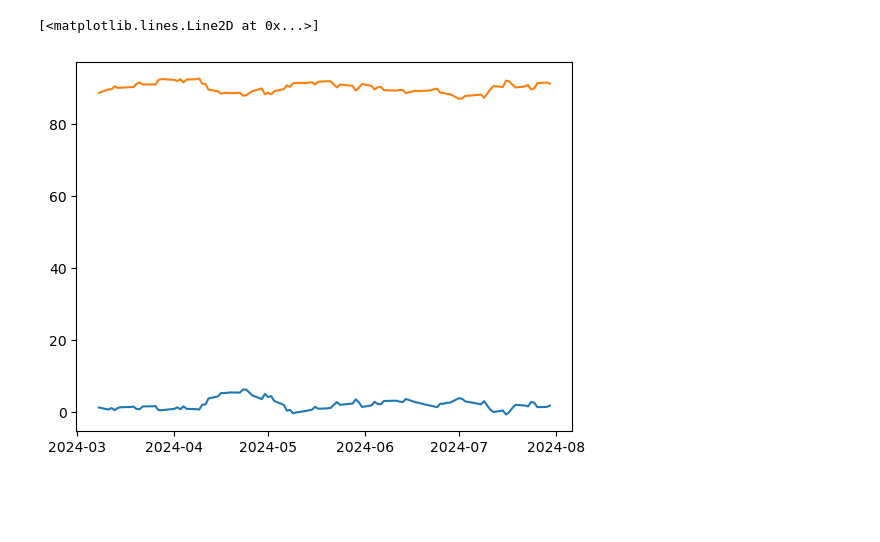
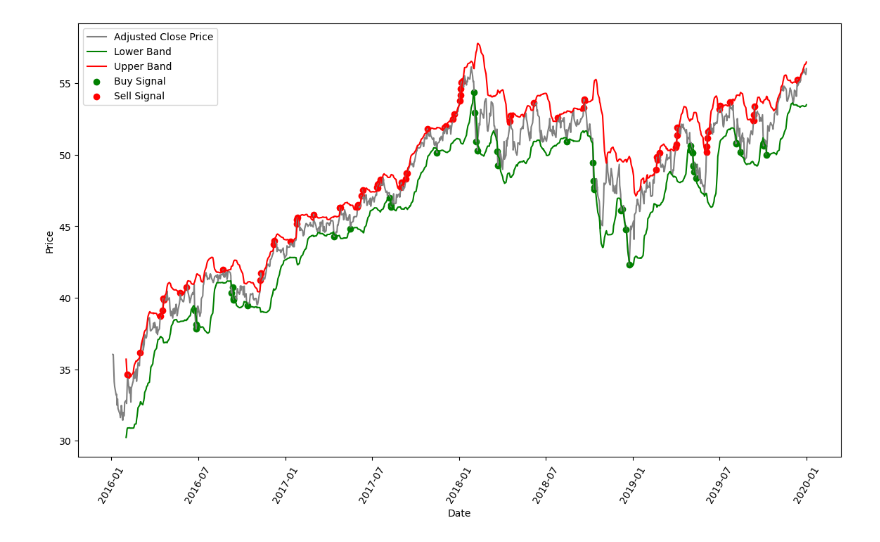
Before and after one commit to bennicholson2/Enhancing-Technical-Analysis-with-Data-Science, a Jupyter notebook: bollinger_bands.ipynb, the cells around one changed output. Saved outputs shown, nothing was run; the diff lists cells and outputs as text; code cells hidden in the pictures; blank space fills up the shorter version.

Commit message:
bollinger bands component complete

```diff
--- a/bollinger_bands.ipynb
+++ b/bollinger_bands.ipynb
@@ -40,21 +218,6 @@ economic_cycle_periods = {
 }
 
 economic_cycle_periods_list = ['all_data','trough','contraction','expansion','recovery']
-# %%
-# create etf tickers
-sector_etf_tickers = [
-    'XLB', # materials sector
-    'XLI', # industrials sector
-    'XLF', # financials
-    'XLK', # information technology
-    'XLY', # consumer discretionary
-    'XLP', # consumer staples
-    'XLE', # energy
-    'XLV', # healthcare
-    'XLC', # communication services
-    'XLU', # utilities
-    'XLRE' # real estate
-    ]
 # %%
 # save data for sector etfs from 2000 to 2024-08-01
 sector_etf_data = download_stock_data_for_periods(sector_etf_tickers,economic_cycle_periods)
@@ -193,6 +339,22 @@ plt.plot(boll_data['Adj Close'] - boll_data['lower_band'])
-# %%
-plt.plot(boll_data['upper_band']-boll_data['Adj Close'])
-plt.plot(boll_data['Adj Close'])
-# %% [output]
-[<matplotlib.lines.Line2D at 0x...>]
-[figure, removed]
+# %%
+bollinger_investment = 10000
+
+percentage_to_buy =0.05
+
+percentage_to_sell = 0.05
+
+investment_tracking = pd.DataFrame(bollinger_investment,index=sector_etf_tickers,columns=economic_cycle_periods_list)
+
+bollinger_portfolio_investment = track_investment_history(
+    sector_etf_tickers,
+    economic_cycle_periods_list,
+    investment_tracking,
+    sector_etf_data,
+    percentage_to_buy,
+    percentage_to_sell
+)
+# %%
+# show an example
+plot_with_boll_bands(sector_etf_data['expansion']['XLB'],bollinger_portfolio_investment['expansion']['XLB'])
+# %% [output]
+[figure, added]
```
Also changed, not shown: parts of 32 cells of this notebook.
